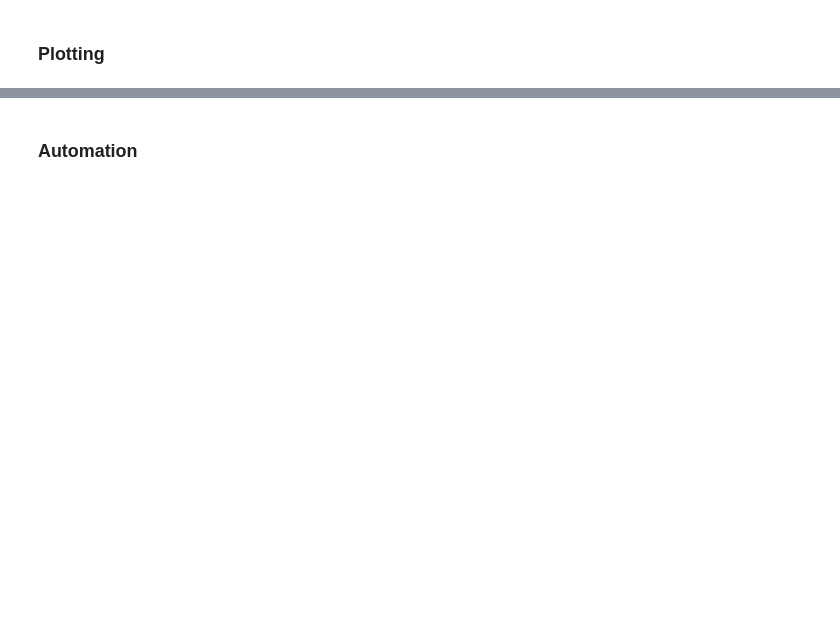
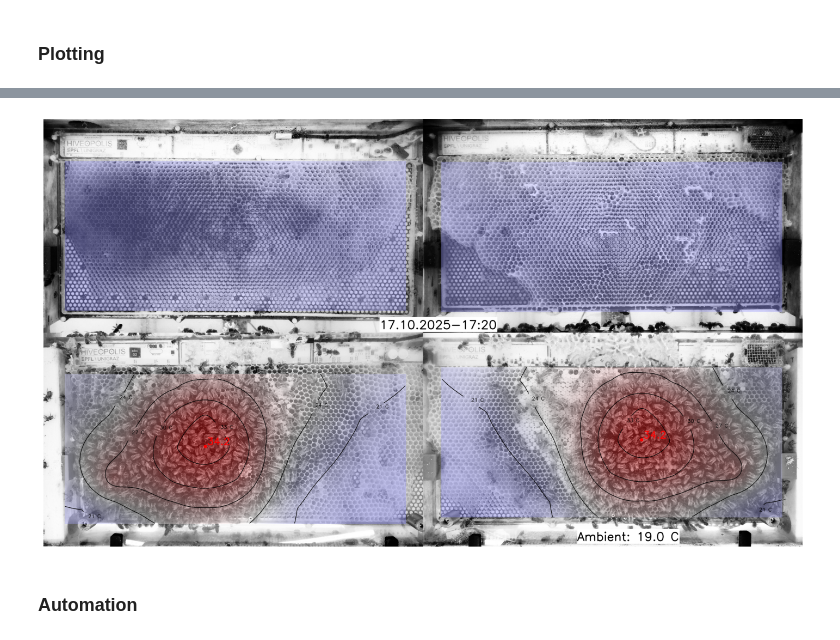
Before and after one commit to epfl-mobots/ABCVisualisation, a Jupyter notebook: generateAnotatedVideo.ipynb, the cells around one changed output, grey strips where cells are left out. Saved outputs shown, nothing was run; the diff lists cells and outputs as text; code cells hidden in the pictures; blank space fills up the shorter version.

Commit message:
added use_cet_time to snapshots and applied tmp data filtering when generating videos

```diff
--- a/generateAnotatedVideo.ipynb
+++ b/generateAnotatedVideo.ipynb
@@ -158,11 +165,28 @@ _time
+# %%
+if show_co2:
+    # Now we fetch the metabolic data
+    co2_data =generateMetabolicDF(hive_data)
+    # Restrain co2_data to the target datetimes
+    co2_data = co2_data[co2_data.index.isin(datetimes)]
+    print(co2_data)
+else:
+    co2_data = pd.DataFrame()  # Empty DataFrame if CO2 data is not to be shown
 # %% [markdown]
 ### htr fetching
 # %%
-# Alternative used now:
-upper_htr = hive_data[(hive_data["inhive_loc"] == "upper") & (hive_data["_measurement"] == "htr")]
-lower_htr = hive_data[(hive_data["inhive_loc"] == "lower") & (hive_data["_measurement"] == "htr")]
-# Drop the _measurement column
-upper_htr = upper_htr.drop(columns=["_measurement"])
-lower_htr = lower_htr.drop(columns=["_measurement"])
-print(upper_htr) # TODO: it is missing columns. Check why, and how we can avoid it from breaking the automation part at the bottom of the nb !!
-print(lower_htr)
+if show_htrs:
+    # Alternative used now:
+    upper_htr = hive_data[(hive_data["inhive_loc"] == "upper") & (hive_data["_measurement"] == "htr")]
+    lower_htr = hive_data[(hive_data["inhive_loc"] == "lower") & (hive_data["_measurement"] == "htr")]
+    # Drop the _measurement column
+    upper_htr.drop(columns=["_measurement", "_start", "_stop"], inplace=True)
+    lower_htr.drop(columns=["_measurement", "_start", "_stop"], inplace=True)
+
+    # Restrain both dataframes to the target datetimes
+    upper_htr = upper_htr[upper_htr.index.isin(datetimes)]
+    lower_htr = lower_htr[lower_htr.index.isin(datetimes)]
+    print(upper_htr) # TODO: it is missing columns. Check why, and how we can avoid it from breaking the automation part at the bottom of the nb !!
+    print(lower_htr)
+else:
+    upper_htr = pd.DataFrame()  # Empty DataFrame if htr data is not to be shown
+    lower_htr = pd.DataFrame()  # Empty DataFrame if htr data is not to be shown
@@ -239,2 +253,15 @@ plt.show()
+# %%
+frame = 0 # Frame idx within datetimes
+dt = datetimes[frame]
+contours = list(range(12, 37, 3))
+snapshot = generate_frame(dt, contours=contours)
+# For a random time frame, generate the image of the hive and the thermal plot side by side with matplotlib
+# This is just to check that everything is working fine
+plt.figure(figsize=(18, 12))
+plt.imshow(snapshot)
+plt.axis('off')
+plt.show()
+# %% [output]
+[figure, added]
 # %% [markdown]
 ### Automation
```
Also changed, not shown: parts of 12 cells of this notebook, 1 other file.
